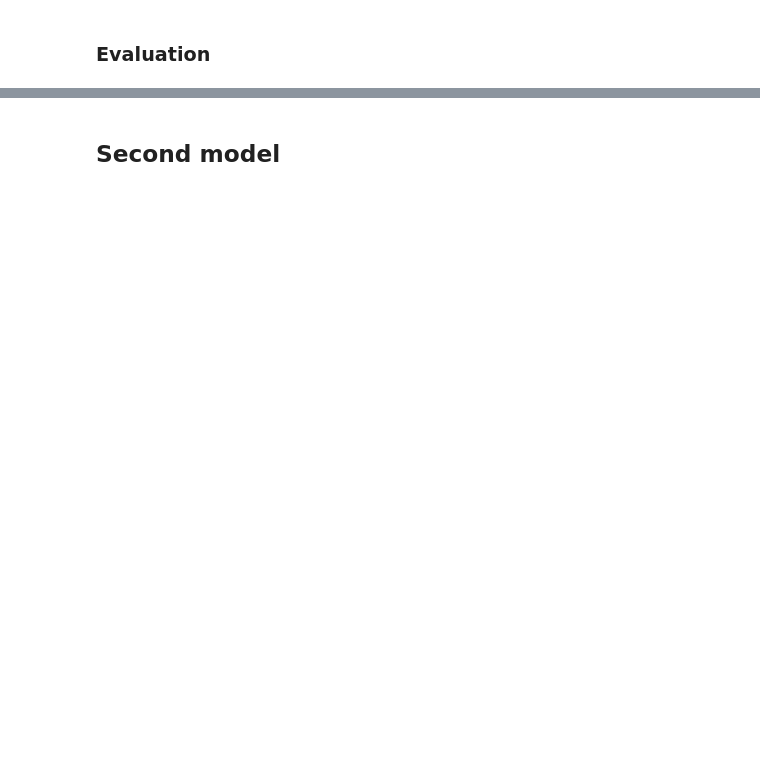
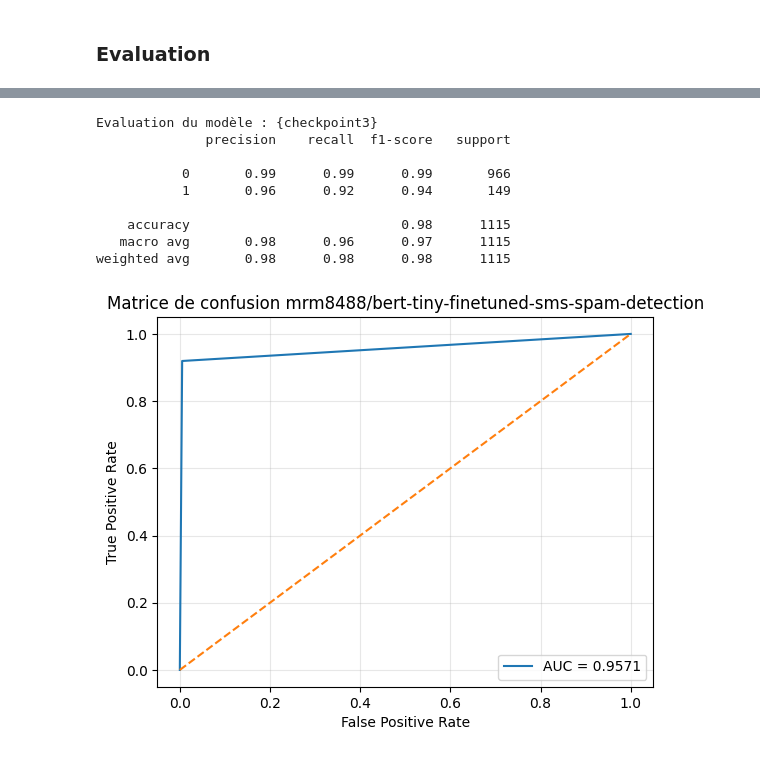
Before and after one commit to pradelf/att, a Jupyter notebook: 01_AT&T_spam_detector_FPr.ipynb, the cells around one changed output, grey strips where cells are left out. Cells and saved outputs as stored; diff of their text form; code cells hidden in the pictures; blank space fills up the shorter version.

```diff
--- a/01_AT&T_spam_detector_FPr.ipynb
+++ b/01_AT&T_spam_detector_FPr.ipynb
@@ -191,0 +292,11 @@ spam_dataset = Dataset.from_pandas(spam_new) #spam_dataset
+# %%
+spam_train_df, spam_test_df = train_test_split(
+    spam_new_df,
+    test_size=0.2,
+    random_state=42,
+    stratify=spam_new_df["label"]
+)
+
+train_length=len(spam_train_df)
+test_length=len(spam_test_df)
+print(f"{train_length} échantillons d'entrainement et {test_length} échantillons de test.")
@@ -319,17 +763,3 @@ display(spam_sample.head())
-# %%
-from transformers import BertTokenizer, BertForSequenceClassification, pipeline
-classifier = pipeline("text-classification", model="distilbert/distilbert-base-uncased-finetuned-sst-2-english")
-#classifier = pipeline("text-classification", model="distilbert/distilbert-base-cased-distilled-squad",
-#                      tokenizer="google-bert/bert-base-cased")
-context = "There are three major types of rock: igneous, sedimentary, and metamorphic. The rock cycle is an important concept in geology which illustrates the relationships between these three types of rock, and magma. When a rock crystallizes from melt (magma and/or lava), it is an igneous rock. This rock can be weathered and eroded, and then redeposited and lithified into a sedimentary rock, or be turned into a metamorphic rock due to heat and pressure that change the mineral content of the rock which gives it a characteristic fabric. The sedimentary rock can then be subsequently turned into a metamorphic rock due to heat and pressure and is then weathered, eroded, deposited, and lithified, ultimately becoming a sedimentary rock. Sedimentary rock may also be re-eroded and redeposited, and metamorphic rock may also undergo additional metamorphism. All three types of rocks may be re-melted; when this happens, a new magma is formed, from which an igneous rock may once again crystallize."
-question = "What are the three major types of rock?"
-qa_pipe = pipeline("question-answering")
-qa_pipe({ "context": context, "question": question })
-spam_preds = classifier(spam_sample['text'].to_list())
-map={'POSITIVE' :'ham', 'NEGATIVE': 'spam'}
-spam_preds = [{'label': map[ele['label']],'score':ele['score']} for ele in spam_preds]
-#spam_preds['label'].map(map)
-display(spam_preds[:10])
 # %%
 spam_preds = pd.DataFrame(spam_preds)
 spam_preds.head()
@@ -344 +769,30 @@ print(classification_report(true_labels, pred_labels))
+# %%
+print("Evaluation du modèle : {checkpoint3}")
+y_true3 = spam_test_df['label']
+y_score3 = spam_preds['label']
+print(classification_report(y_true3, y_score3))
+# Evaluation de cette classification binaire ROC et AUC
+fpr3, tpr3, thresholds3 = roc_curve(y_true3, y_score3)
+roc_auc3 = auc(fpr3, tpr3)
+plt.figure()
+plt.plot(fpr3, tpr3, label=f"AUC = {roc_auc3:.4f}")
+plt.plot([0, 1], [0, 1], linestyle="--")
+plt.xlabel("False Positive Rate")
+plt.ylabel("True Positive Rate")
+plt.title("ROC curve")
+plt.legend(loc="lower right")
+plt.grid(True, alpha=0.3)
+plt.title(f"Matrice de confusion {checkpoint3}")
+plt.show()
+# %% [output]
+Evaluation du modèle : {checkpoint3}
+              precision    recall  f1-score   support
+
+           0       0.99      0.99      0.99       966
+           1       0.96      0.92      0.94       149
+
+    accuracy                           0.98      1115
+   macro avg       0.98      0.96      0.97      1115
+weighted avg       0.98      0.98      0.98      1115
+[figure, added]
 # %%
@@ -353,2 +803,0 @@ px.imshow(cm, text_auto=True)
-# %% [markdown]
-## Second model
```
Also changed, not shown: parts of 95 cells of this notebook, 5 other files.
